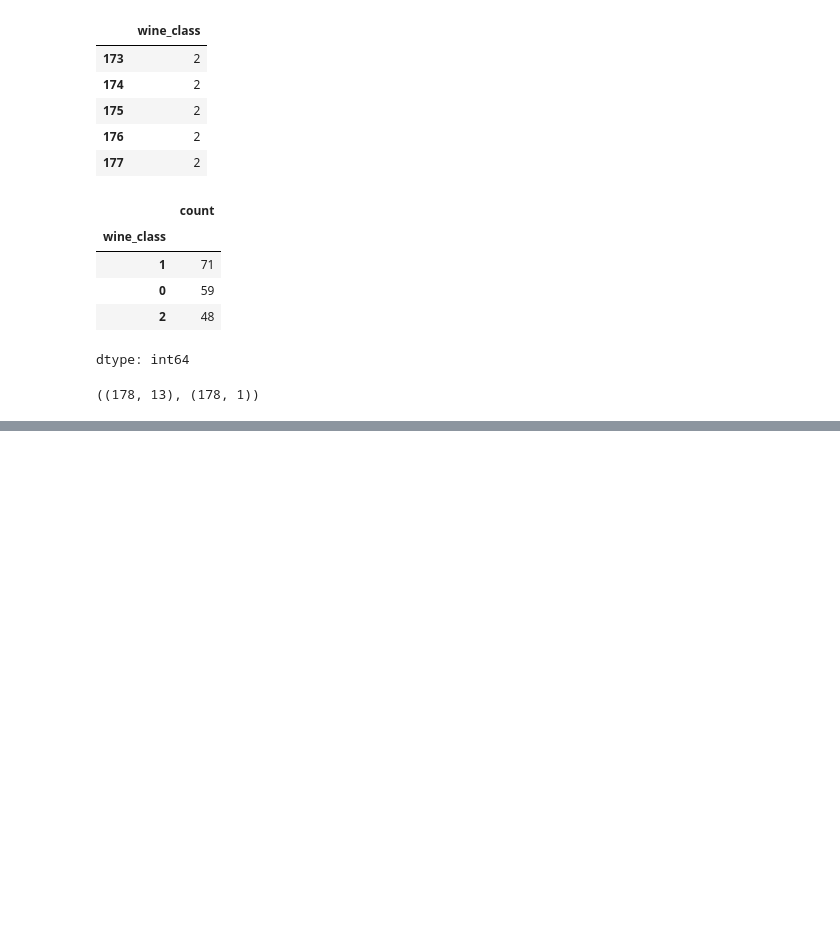
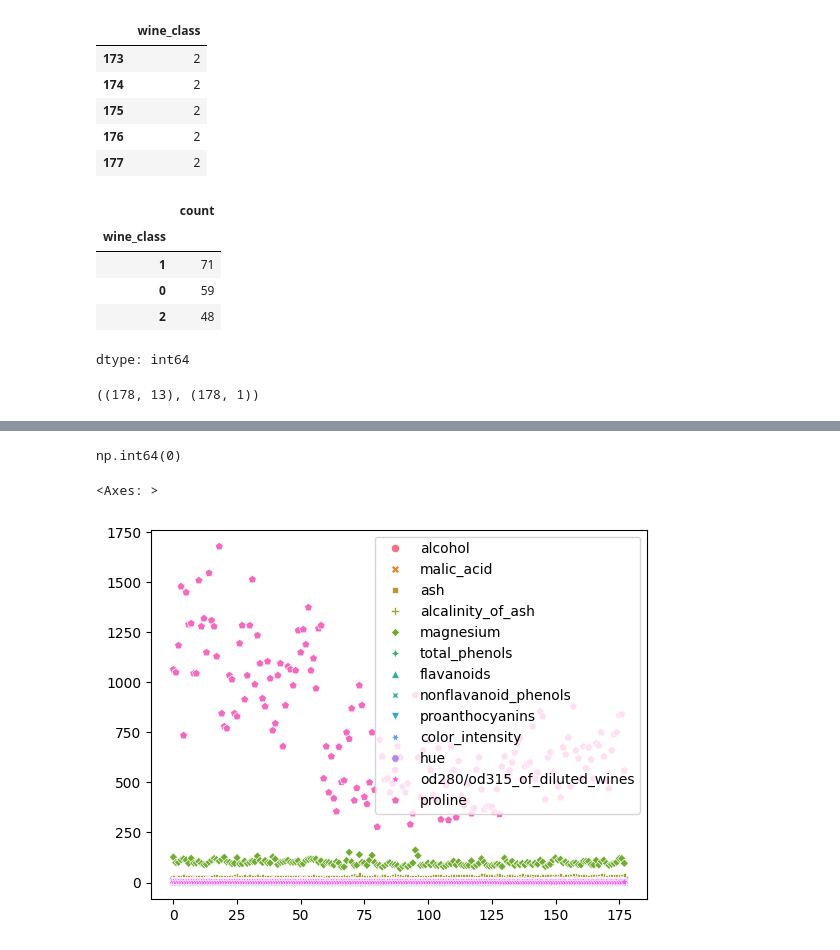
Before and after one commit to amit-sahu-a11y/ML_projects_for_practice, a Jupyter notebook: mlpreprocessingpratice.ipynb, the cells around one changed output, grey strips where cells are left out. Cells and saved outputs as stored; diff of their text form; code cells hidden in the pictures; blank space fills up the shorter version.

```diff
--- a/mlpreprocessingpratice.ipynb
+++ b/mlpreprocessingpratice.ipynb
@@ -68,0 +87,9 @@ x.shape,y.shape
+# %%
+x.duplicated().sum()
+# %% [output]
+np.int64(0)
+# %%
+sns.scatterplot(x)
+# %% [output]
+<Axes: >
+[figure, added]
```
Also changed, not shown: parts of 3 cells of this notebook.
